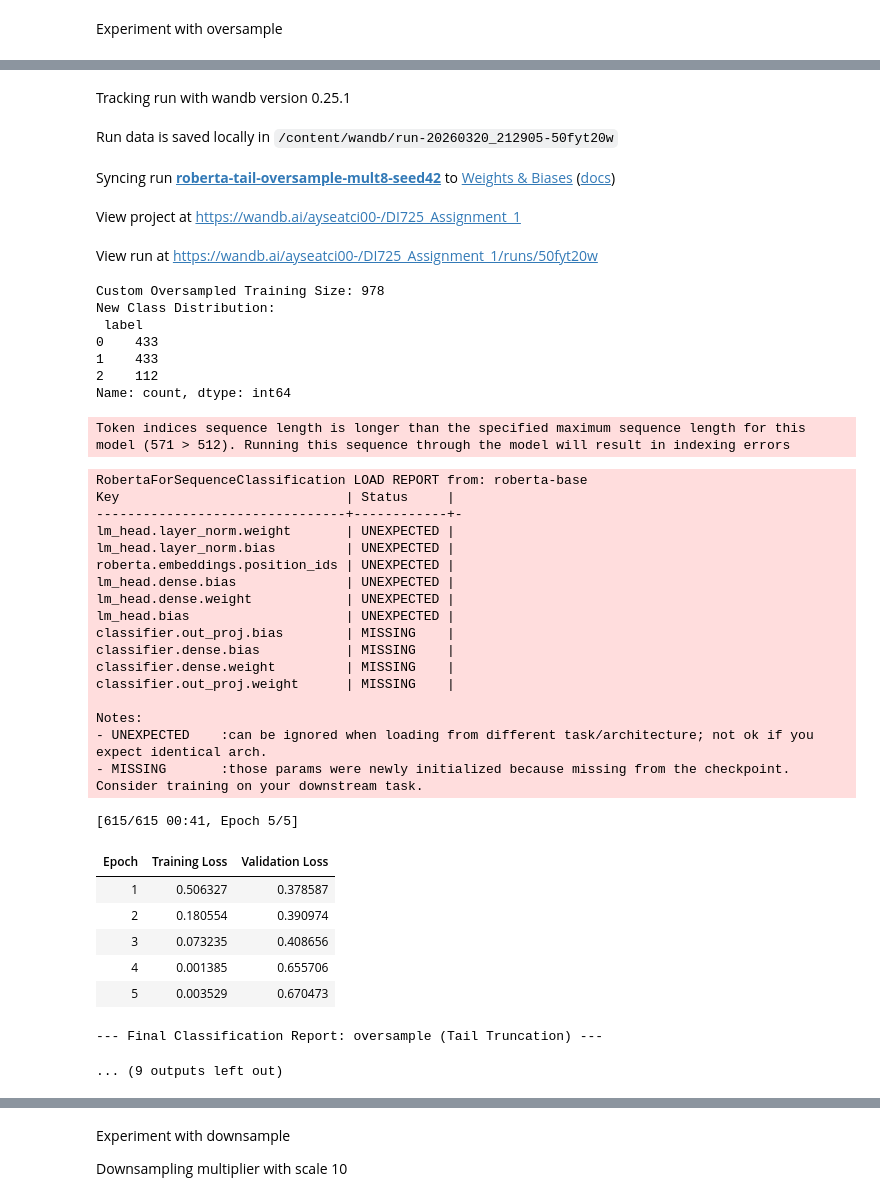
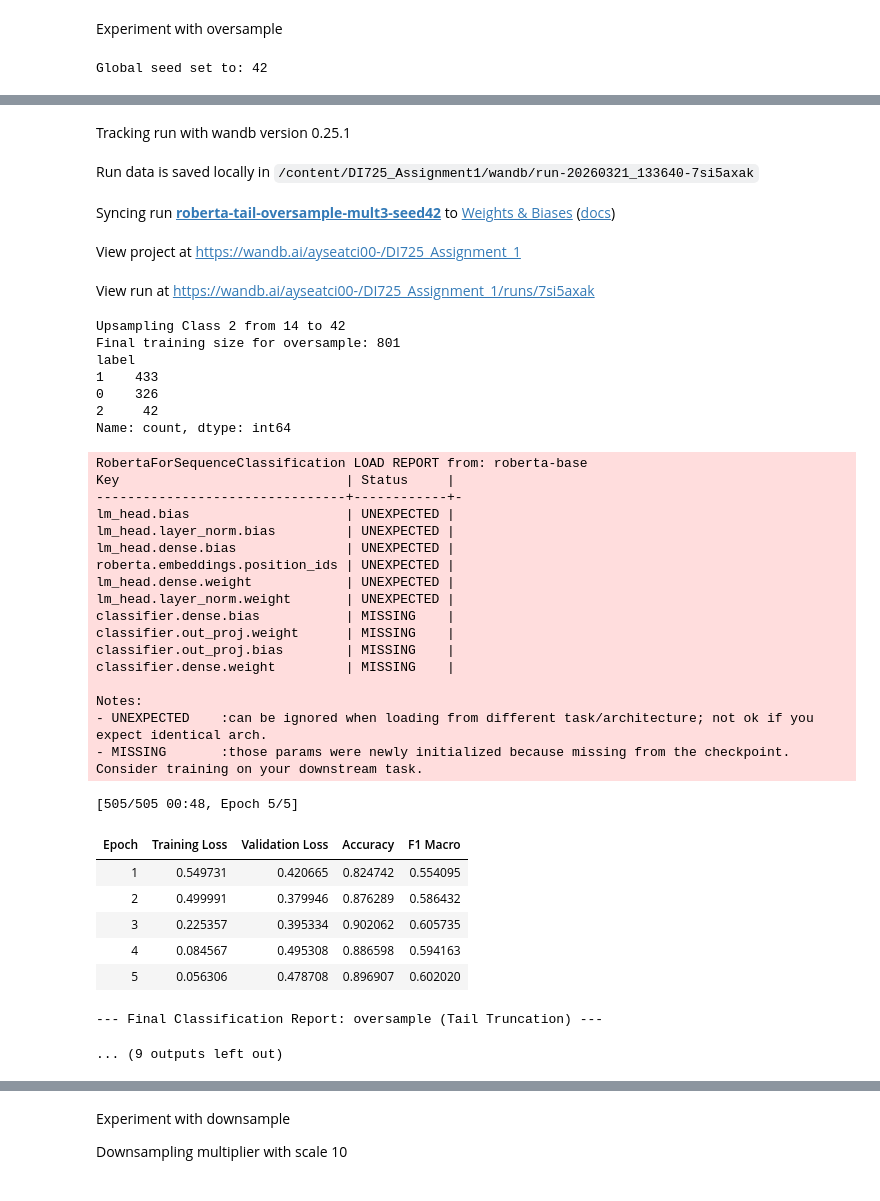
Before and after one commit to Ayseatci/DI725_Assignment1, a Jupyter notebook: notebooks/Base_RoBERTa.ipynb, the cells around one changed output, grey strips where cells are left out. Drawn from its saved outputs; the diff is of its cells as text; code cells hidden in the pictures.

```diff
--- a/notebooks/Base_RoBERTa.ipynb
+++ b/notebooks/Base_RoBERTa.ipynb
@@ -651,19 +721,26 @@ val_df = pd.read_csv("data/preprocessed/preprocessed_val.csv").dropna(subset=['t
 
 if EXPERIMENT_TYPE == 'oversample':
     counts = train_df['label'].value_counts()
-    max_size = counts.max()
+    min_size = counts.min()
+
     lst = []
     for i in range(3):
         n_current = counts.get(i, 0)
-        if n_current == max_size:
+
+        if n_current == min_size:
+            max_size = counts.max()
+            target_size = min(n_current * 3, max_size)
+
+            upsampled = train_df[train_df['label'] == i].sample(
+                target_size,
+                replace=True,
+                random_state=SEED
+            )
+            lst.append(upsampled)
+            print(f"Upsampling Class {i} from {n_current} to {target_size}")
+        else:
             lst.append(train_df[train_df['label'] == i])
-        else:
-            target_size = min(n_current * 3, max_size) # 3x Multiplier
-            if n_current > 0:
-                upsampled = train_df[train_df['label'] == i].sample(
-                    target_size, replace=True, random_state=SEED
-                )
-                lst.append(upsampled)
+
     train_df = pd.concat(lst).sample(frac=1, random_state=SEED).reset_index(drop=True)
 
 elif EXPERIMENT_TYPE == 'downsample':
@@ -699,58 +776,58 @@ training_args.output_dir = f"./results_{EXPERIMENT_TYPE}-mult3"
 trainer = ImbalanceTrainer(
     model=model, args=training_args, train_dataset=train_dataset,
     eval_dataset=val_dataset, data_collator=DataCollatorWithPadding(tokenizer=tokenizer),
     compute_metrics=compute_metrics
 )
 
 trainer.train()
 
 print(f"\n--- Final Classification Report: {EXPERIMENT_TYPE} (Tail Truncation) ---")
 preds_output = trainer.predict(val_dataset)
 y_pred = np.argmax(preds_output.predictions, axis=1)
 report = classification_report(preds_output.label_ids, y_pred, target_names=list(id2label.values()))
 print(report)
 
 wandb.log({"final_classification_report": report})
 wandb.finish()
 # %% [output]
+Global seed set to: 42
 [interactive output not drawn]
 Tracking run with wandb version 0.25.1
-Run data is saved locally in /content/wandb/run-20260320_212905-50fyt20w
+Run data is saved locally in /content/DI725_Assignment1/wandb/run-20260321_133640-7si5axak
-Syncing run roberta-tail-oversample-mult8-seed42 to Weights & Biases (docs)
+Syncing run roberta-tail-oversample-mult3-seed42 to Weights & Biases (docs)
 View project at https://wandb.ai/ayseatci00-/DI725_Assignment_1
-View run at https://wandb.ai/ayseatci00-/DI725_Assignment_1/runs/50fyt20w
+View run at https://wandb.ai/ayseatci00-/DI725_Assignment_1/runs/7si5axak
-Custom Oversampled Training Size: 978
-New Class Distribution:
- label
-0    433
-1    433
-2    112
-Name: count, dtype: int64
-Token indices sequence length is longer than the specified maximum sequence length for this model (571 > 512). Running this sequence through the model will result in indexing errors
+Upsampling Class 2 from 14 to 42
+Final training size for oversample: 801
+label
+1    433
+0    326
+2     42
+Name: count, dtype: int64
 RobertaForSequenceClassification LOAD REPORT from: roberta-base
 Key                             | Status     |
 --------------------------------+------------+-
+lm_head.bias                    | UNEXPECTED |
+lm_head.layer_norm.bias         | UNEXPECTED |
+lm_head.dense.bias              | UNEXPECTED |
+roberta.embeddings.position_ids | UNEXPECTED |
+lm_head.dense.weight            | UNEXPECTED |
 lm_head.layer_norm.weight       | UNEXPECTED |
-lm_head.layer_norm.bias         | UNEXPECTED |
-roberta.embeddings.position_ids | UNEXPECTED |
-lm_head.dense.bias              | UNEXPECTED |
-lm_head.dense.weight            | UNEXPECTED |
-lm_head.bias                    | UNEXPECTED |
+classifier.dense.bias           | MISSING    |
+classifier.out_proj.weight      | MISSING    |
 classifier.out_proj.bias        | MISSING    |
-classifier.dense.bias           | MISSING    |
 classifier.dense.weight         | MISSING    |
-classifier.out_proj.weight      | MISSING    |
 
 Notes:
 - UNEXPECTED    :can be ignored when loading from different task/architecture; not ok if you expect identical arch.
 - MISSING       :those params were newly initialized because missing from the checkpoint. Consider training on your downstream task.
-[615/615 00:41, Epoch 5/5]
+[505/505 00:48, Epoch 5/5]
-| Epoch | Training Loss | Validation Loss |
-| 1 | 0.506327 | 0.378587 |
-| 2 | 0.180554 | 0.390974 |
-| 3 | 0.073235 | 0.408656 |
-| 4 | 0.001385 | 0.655706 |
-| 5 | 0.003529 | 0.670473 |
+| Epoch | Training Loss | Validation Loss | Accuracy | F1 Macro |
+| 1 | 0.549731 | 0.420665 | 0.824742 | 0.554095 |
+| 2 | 0.499991 | 0.379946 | 0.876289 | 0.586432 |
+| 3 | 0.225357 | 0.395334 | 0.902062 | 0.605735 |
+| 4 | 0.084567 | 0.495308 | 0.886598 | 0.594163 |
+| 5 | 0.056306 | 0.478708 | 0.896907 | 0.602020 |
 --- Final Classification Report: oversample (Tail Truncation) ---
 ... (9 outputs left out)
 # %%
```
Also changed, not shown: parts of 18 cells of this notebook.
